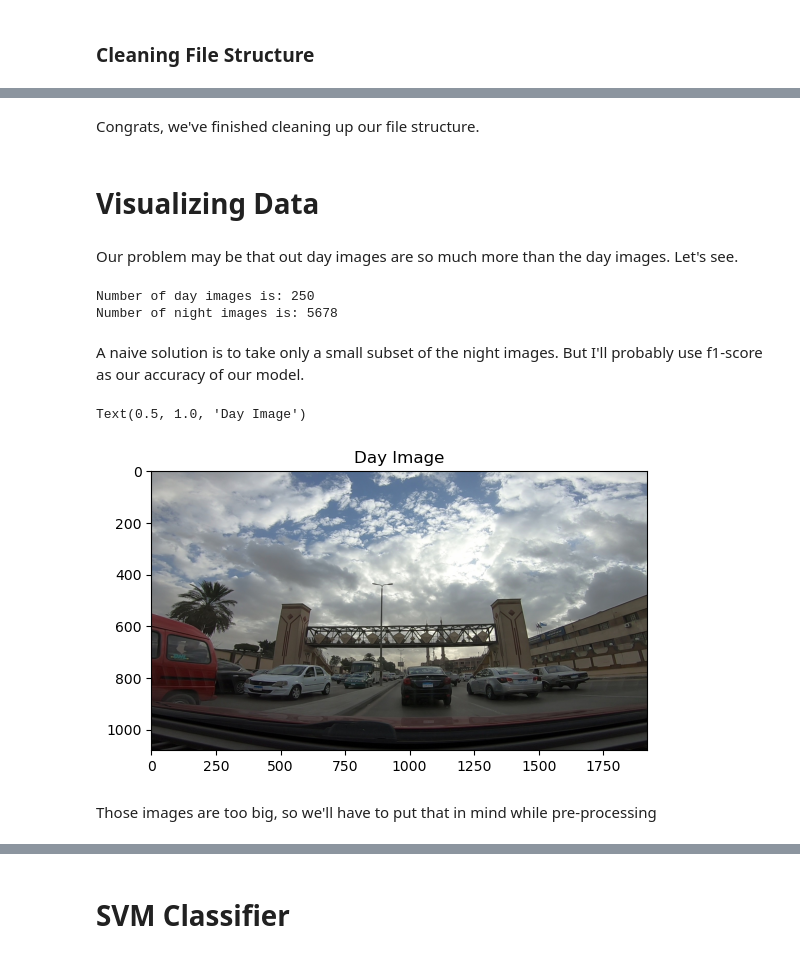
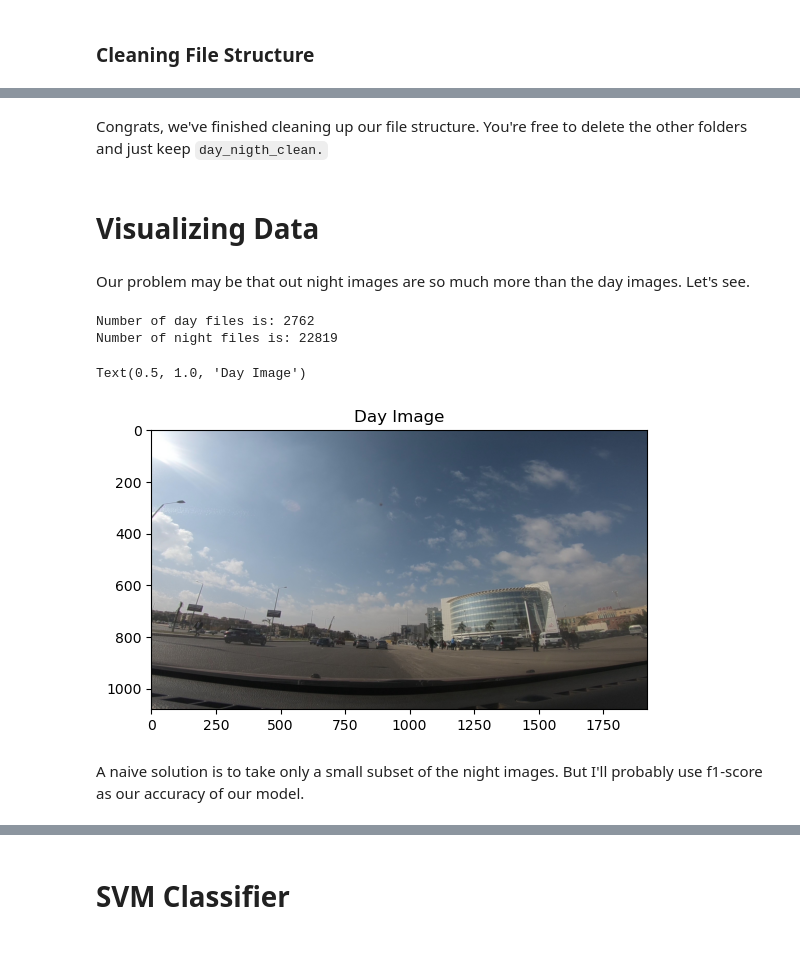
Before and after one commit to youssefokeil/DayNightClassification, a Jupyter notebook: day-night-classification.ipynb, the cells around one changed output, grey strips where cells are left out. Drawn from its saved outputs; the diff is of its cells as text; code cells hidden in the pictures.

```diff
--- a/day-night-classification.ipynb
+++ b/day-night-classification.ipynb
@@ -85,28 +133,26 @@ for file in day_files:
 # %% [markdown]
-Congrats, we've finished cleaning up our file structure.
+Congrats, we've finished cleaning up our file structure. You're free to delete the other folders and just keep `day_nigth_clean.`
 # %% [markdown]
 # Visualizing Data
 # %% [markdown]
-Our problem may be that out day images are so much more than the day images. Let's see.
+Our problem may be that out night images are so much more than the day images. Let's see.
 # %%
-day_images=os.listdir(os.path.join("day_night_clean","day"))
-night_images=os.listdir(os.path.join("day_night_clean","night"))
+day_files=os.listdir(os.path.join("day_night_clean","day"))
+night_files=os.listdir(os.path.join("day_night_clean","night"))
 
-print("Number of day images is:", len(day_images))
-print("Number of night images is:", len(night_images))
+print("Number of day files is:", len(day_files))
+print("Number of night files is:", len(night_files))
 # %% [output]
-Number of day images is: 250
-Number of night images is: 5678
+Number of day files is: 2762
+Number of night files is: 22819
+# %%
+img=cv2.imread(os.path.join("day_night_clean","day",day_files[100]))
+# remember that opencv loads data as BGR, change that to RGB to get ur image
+img=cv2.cvtColor(img,cv2.COLOR_BGR2RGB)
+plt.imshow(img)
+plt.title("Day Image")
+# %% [output]
+Text(0.5, 1.0, 'Day Image')
+[figure, added]
 # %% [markdown]
 A naive solution is to take only a small subset of the night images. But I'll probably use f1-score as our accuracy of our model.
-# %%
-img=cv2.imread(os.path.join("day_night_clean","day",day_images[100]))
-# remember that opencv loads data as BGR, change that to RGB to get ur image
-img=cv2.cvtColor(img,cv2.COLOR_BGR2RGB)
-plt.imshow(img)
-plt.title("Day Image")
-# %% [output]
-Text(0.5, 1.0, 'Day Image')
-[figure, removed]
-# %% [markdown]
-Those images are too big, so we'll have to put that in mind while pre-processing
```
Also changed, not shown: parts of 74 cells of this notebook.
